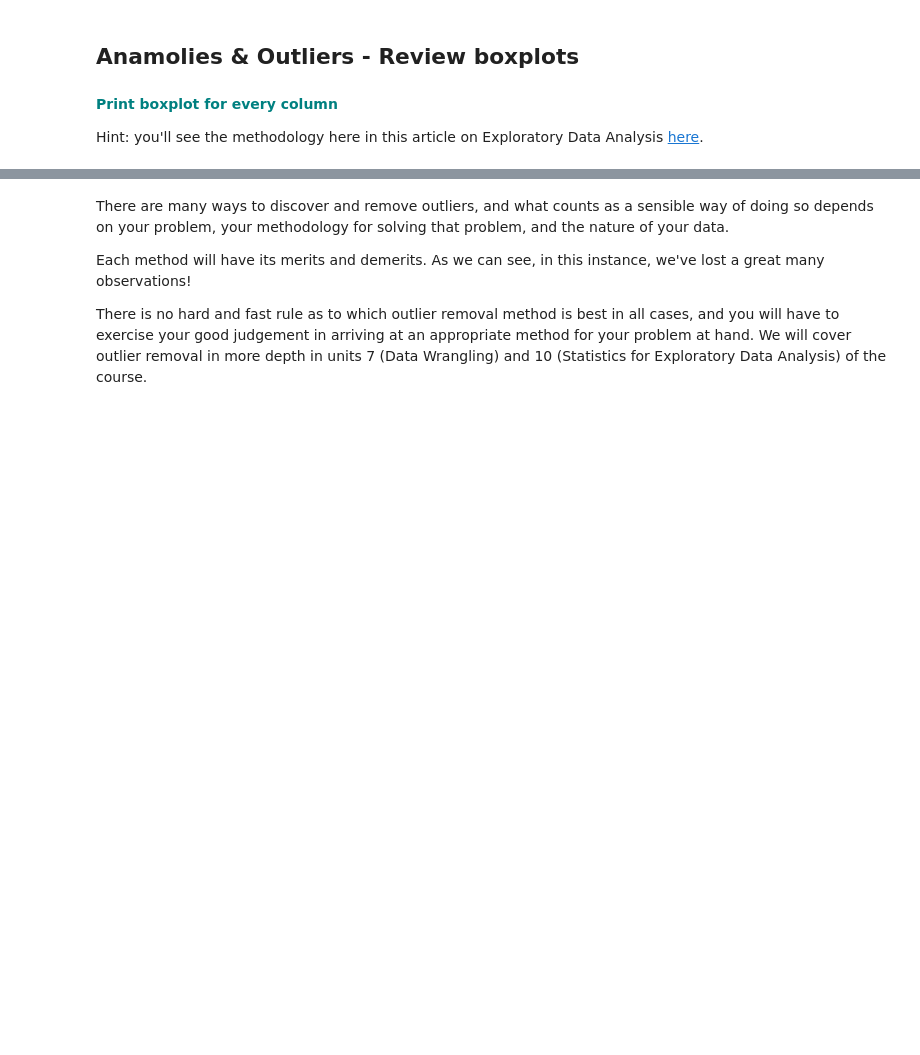
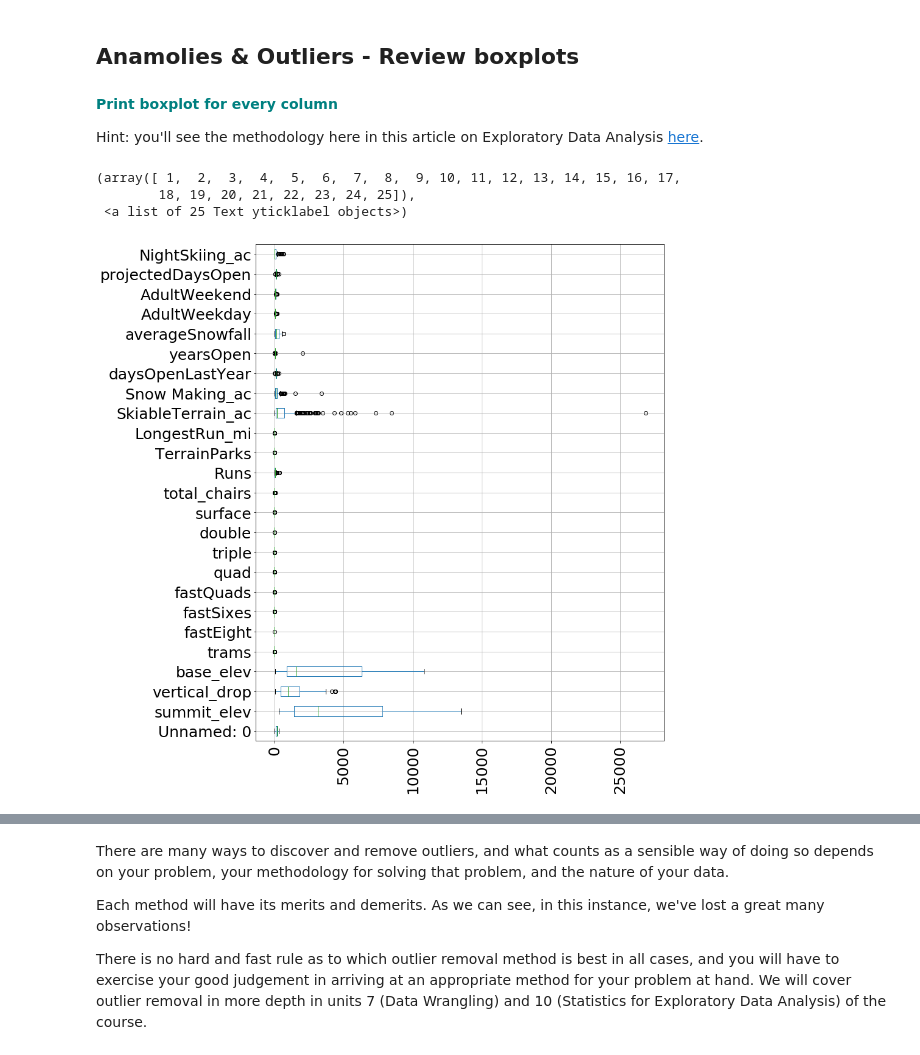
Before and after one commit to abhinavgairola/Guided_2, a Jupyter notebook: GuidedCapstoneStep3HL.ipynb, the cells around one changed output, grey strips where cells are left out. Cells and saved outputs as stored; diff of their text form; code cells hidden in the pictures; blank space fills up the shorter version.

```diff
--- a/GuidedCapstoneStep3HL.ipynb
+++ b/GuidedCapstoneStep3HL.ipynb
@@ -189,6 +189,16 @@ df.head(5)
 **<font color='teal'> Print boxplot for every column</font>**
 
 Hint: you'll see the methodology here in this article on Exploratory Data Analysis [here](nce-method-dsm-exploratory-data-analysis-bc84d4d8d3f9).
+# %%
+df.boxplot(figsize=(12,15),vert=False)
+plt.xticks(rotation=90,fontsize=25)
+plt.yticks(fontsize=25)
+#plt.yscale('log')
+# %% [output]
+(array([ 1,  2,  3,  4,  5,  6,  7,  8,  9, 10, 11, 12, 13, 14, 15, 16, 17,
+        18, 19, 20, 21, 22, 23, 24, 25]),
+ <a list of 25 Text yticklabel objects>)
+[figure, added]
 # %% [markdown]
 You need to create boxplots and  histograms to evaluate the data for potential outliers or data anomalies. Generally, outliers are defined as observations that differ significantly from the other values in the dataset or feature.
 
```
Also changed, not shown: parts of 18 cells of this notebook, 2 other files.
